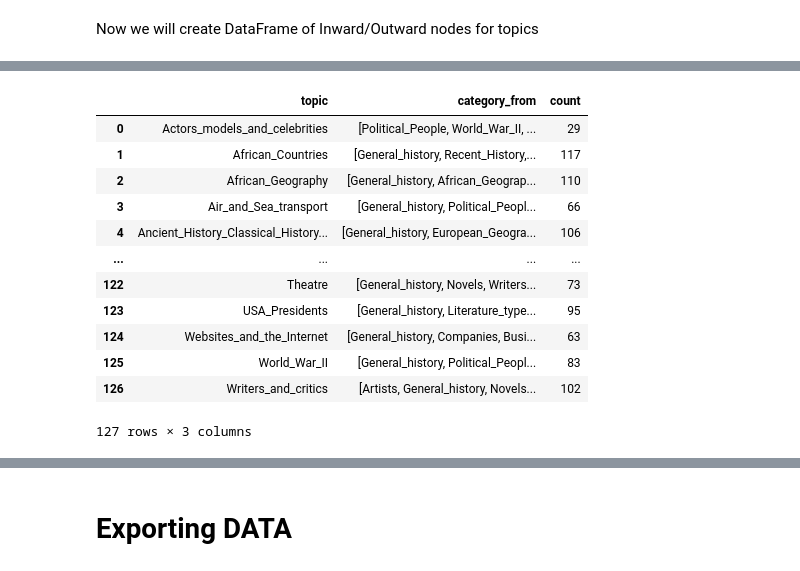
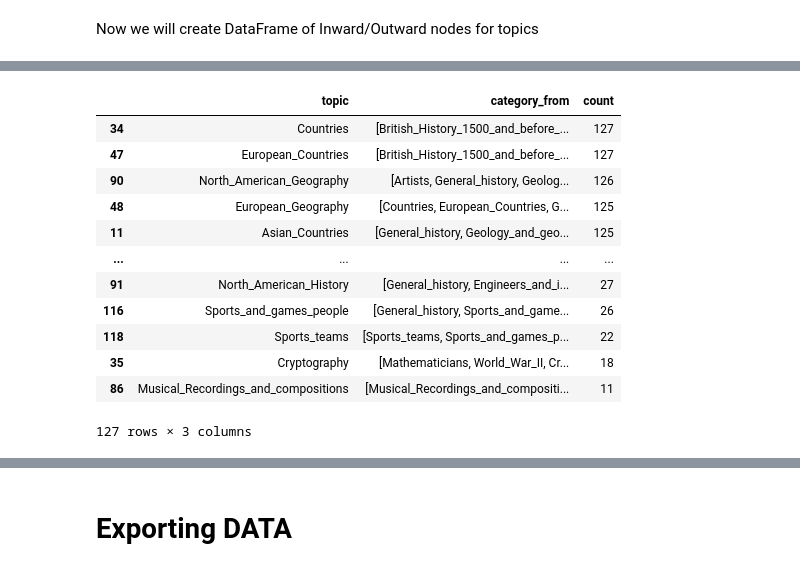
Before and after one commit to khalilacheche/ada-2022-project-adaes, a Jupyter notebook: Data_Engineering.ipynb, the cells around one changed output, grey strips where cells are left out. Drawn from its saved outputs; the diff is of its cells as text; code cells hidden in the pictures.

```diff
--- a/Data_Engineering.ipynb
+++ b/Data_Engineering.ipynb
@@ -520,20 +556,20 @@ display(in_topics)
 # %%
-out_topics = topics_general.groupby(by="category_to").agg(list)
-out_topics["count"] = out_topics["category_from"].apply(len)
-out_topics =  out_topics.reset_index().rename(columns={"category_to":"topic"})
-display(out_topics)
+out_topics_general = topics_general.groupby(by="category_to").agg(list)
+out_topics_general["count"] = out_topics_general["category_from"].apply(len)
+out_topics_general =  out_topics_general.reset_index().rename(columns={"category_to":"topic"})
+display(out_topics_general.sort_values(by="count",ascending=False))
 # %% [output]
 |  | topic | category_from | count |
-| 0 | Actors_models_and_celebrities | [Political_People, World_War_II, ... | 29 |
-| 1 | African_Countries | [General_history, Recent_History,... | 117 |
-| 2 | African_Geography | [General_history, African_Geograp... | 110 |
-| 3 | Air_and_Sea_transport | [General_history, Political_Peopl... | 66 |
-| 4 | Ancient_History_Classical_History... | [General_history, European_Geogra... | 106 |
+| 34 | Countries | [British_History_1500_and_before_... | 127 |
+| 47 | European_Countries | [British_History_1500_and_before_... | 127 |
+| 90 | North_American_Geography | [Artists, General_history, Geolog... | 126 |
+| 48 | European_Geography | [Countries, European_Countries, G... | 125 |
+| 11 | Asian_Countries | [General_history, Geology_and_geo... | 125 |
 | ... | ... | ... | ... |
-| 122 | Theatre | [General_history, Novels, Writers... | 73 |
-| 123 | USA_Presidents | [General_history, Literature_type... | 95 |
-| 124 | Websites_and_the_Internet | [General_history, Companies, Busi... | 63 |
-| 125 | World_War_II | [General_history, Political_Peopl... | 83 |
-| 126 | Writers_and_critics | [Artists, General_history, Novels... | 102 |
+| 91 | North_American_History | [General_history, Engineers_and_i... | 27 |
+| 116 | Sports_and_games_people | [General_history, Sports_and_game... | 26 |
+| 118 | Sports_teams | [Sports_teams, Sports_and_games_p... | 22 |
+| 35 | Cryptography | [Mathematicians, World_War_II, Cr... | 18 |
+| 86 | Musical_Recordings_and_compositions | [Musical_Recordings_and_compositi... | 11 |
 127 rows × 3 columns
 # %%
```
Also changed, not shown: parts of 23 cells of this notebook, 5 other files.
